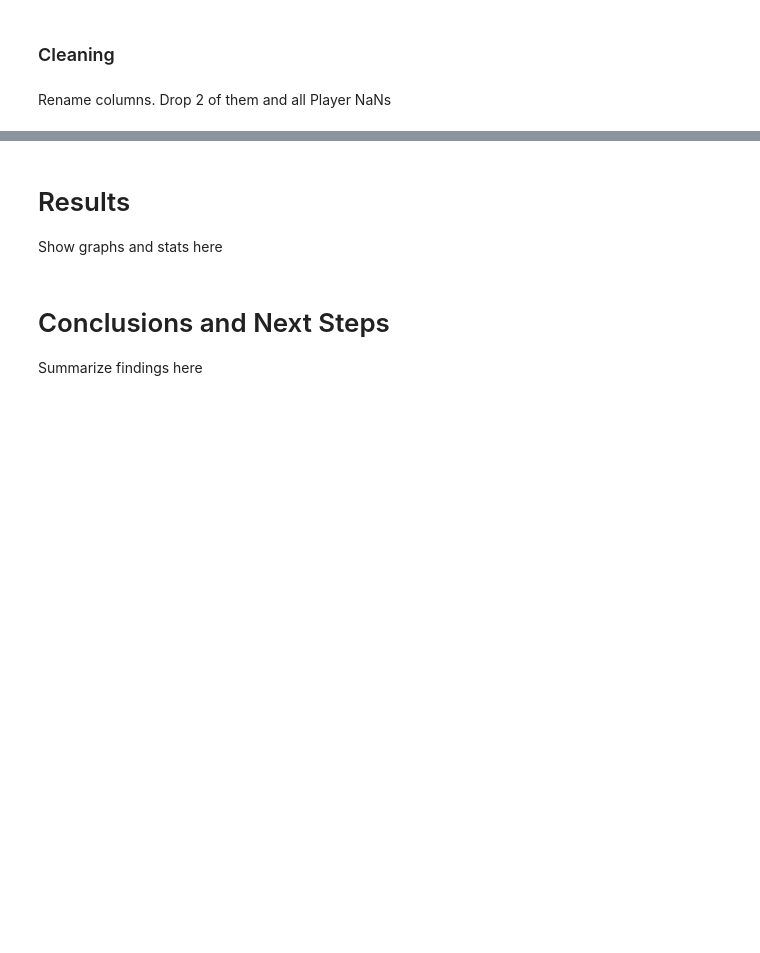
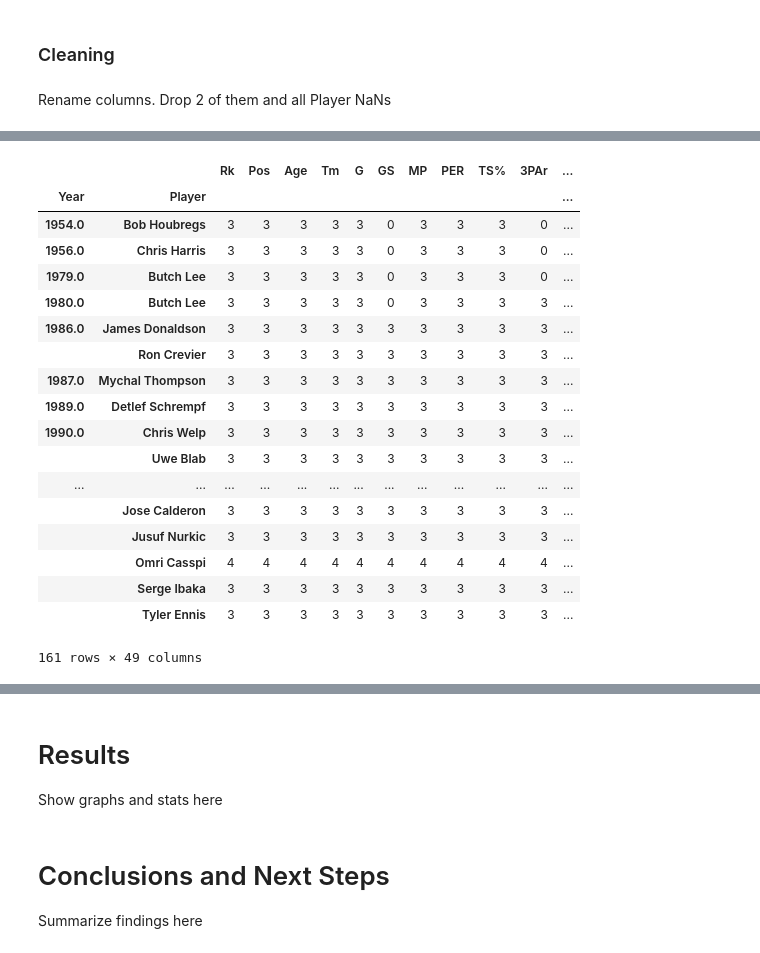
Before and after one commit to krisograbek/nba_international_players, a Jupyter notebook: NBA non-US players.ipynb, the cells around one changed output, grey strips where cells are left out. Drawn from its saved outputs; the diff is of its cells as text; code cells hidden in the pictures; blank space fills up the shorter version.

```diff
--- a/NBA non-US players.ipynb
+++ b/NBA non-US players.ipynb
@@ -184,0 +184,4 @@ Let's begin with removing whitespaces at the end
+# %%
+intp['Player'] = intp['Player'].str.replace('[*^]', '')
+# intp['Player'] = intp['Player'].str.replace('^', '')
+intp['Player'] = np.where(intp.Player.str.endswith(' '), intp.Player.str[:-1], intp.Player)
@@ -184,0 +190,4 @@ Let's begin with removing whitespaces at the end
+# %%
+from unidecode import unidecode
+
+intp['Player'] = intp['Player'].apply(lambda x: unidecode(x))
@@ -184,0 +221,14 @@ Let's begin with removing whitespaces at the end
+# %%
+intp.loc[intp.Player == 'Nene', 'Player'] = 'Nene Hilario'
+intp.loc[intp.Player == 'Radoslav Nesterovic', 'Player'] = 'Rasho Nesterovic'
+intp.loc[intp.Player == 'Jose Juan Barea', 'Player'] = 'J.J. Barea'
+intp.loc[intp.Player == 'Didier Mbenga', 'Player'] = 'Didier Ilunga-Mbenga'
+intp.loc[intp.Player == 'Slava Medvedenko', 'Player'] = 'Stanislav Medvedenko'
+intp.loc[intp.Player == 'Jakob Poltl', 'Player'] = 'Jakob Poeltl'
+intp.loc[intp.Player == 'Victor Khryapa', 'Player'] = 'Viktor Khryapa'
+intp.loc[intp.Player == 'Dino Rada', 'Player'] = 'Dino Radja'
+intp.loc[intp.Player == 'Luc Mbah a Moute', 'Player'] = 'Luc Mbah'
+intp.loc[intp.Player == 'Christian Welp', 'Player'] = 'Chris Welp'
+
+intp.Player.isin(stat.Player).value_counts()
+# intp.loc[~intp.Player.isin(stat.Player)].sample(20)
@@ -184,0 +239,5 @@ Let's begin with removing whitespaces at the end
+# %%
+stati = stat.loc[stat.Player.isin(intp.Player)]
+stati.shape
+stat_by_year = stat.groupby(stat.Year).sum()
+stati_by_year = stati.groupby(stati.Year).sum()
@@ -184,0 +293,24 @@ Let's begin with removing whitespaces at the end
+# %%
+grouped = stati.groupby(['Year', 'Player']).count()
+traded = grouped.loc[grouped.G > 1]
+traded
+# %% [output]
+|  |  | Rk | Pos | Age | Tm | G | GS | MP | PER | TS% | 3PAr | ... |
+| Year | Player |  |  |  |  |  |  |  |  |  |  | ... |
+| 1954.0 | Bob Houbregs | 3 | 3 | 3 | 3 | 3 | 0 | 3 | 3 | 3 | 0 | ... |
+| 1956.0 | Chris Harris | 3 | 3 | 3 | 3 | 3 | 0 | 3 | 3 | 3 | 0 | ... |
+| 1979.0 | Butch Lee | 3 | 3 | 3 | 3 | 3 | 0 | 3 | 3 | 3 | 0 | ... |
+| 1980.0 | Butch Lee | 3 | 3 | 3 | 3 | 3 | 0 | 3 | 3 | 3 | 3 | ... |
+| 1986.0 | James Donaldson | 3 | 3 | 3 | 3 | 3 | 3 | 3 | 3 | 3 | 3 | ... |
+|  | Ron Crevier | 3 | 3 | 3 | 3 | 3 | 3 | 3 | 3 | 3 | 3 | ... |
+| 1987.0 | Mychal Thompson | 3 | 3 | 3 | 3 | 3 | 3 | 3 | 3 | 3 | 3 | ... |
+| 1989.0 | Detlef Schrempf | 3 | 3 | 3 | 3 | 3 | 3 | 3 | 3 | 3 | 3 | ... |
+| 1990.0 | Chris Welp | 3 | 3 | 3 | 3 | 3 | 3 | 3 | 3 | 3 | 3 | ... |
+|  | Uwe Blab | 3 | 3 | 3 | 3 | 3 | 3 | 3 | 3 | 3 | 3 | ... |
+| ... | ... | ... | ... | ... | ... | ... | ... | ... | ... | ... | ... | ... |
+|  | Jose Calderon | 3 | 3 | 3 | 3 | 3 | 3 | 3 | 3 | 3 | 3 | ... |
+|  | Jusuf Nurkic | 3 | 3 | 3 | 3 | 3 | 3 | 3 | 3 | 3 | 3 | ... |
+|  | Omri Casspi | 4 | 4 | 4 | 4 | 4 | 4 | 4 | 4 | 4 | 4 | ... |
+|  | Serge Ibaka | 3 | 3 | 3 | 3 | 3 | 3 | 3 | 3 | 3 | 3 | ... |
+|  | Tyler Ennis | 3 | 3 | 3 | 3 | 3 | 3 | 3 | 3 | 3 | 3 | ... |
+161 rows × 49 columns
```
Also changed, not shown: parts of 50 cells of this notebook.
